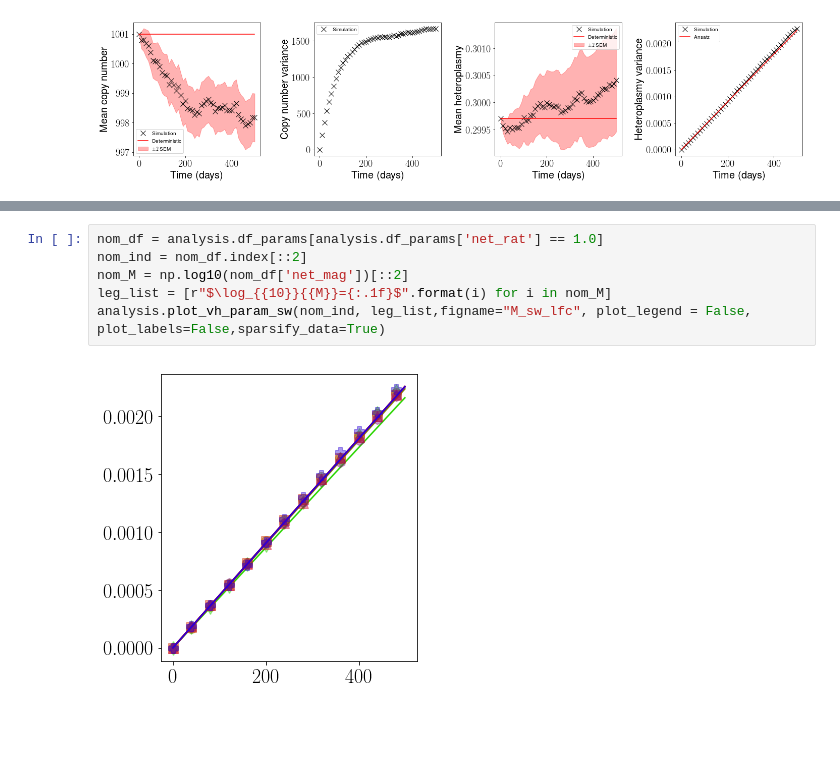
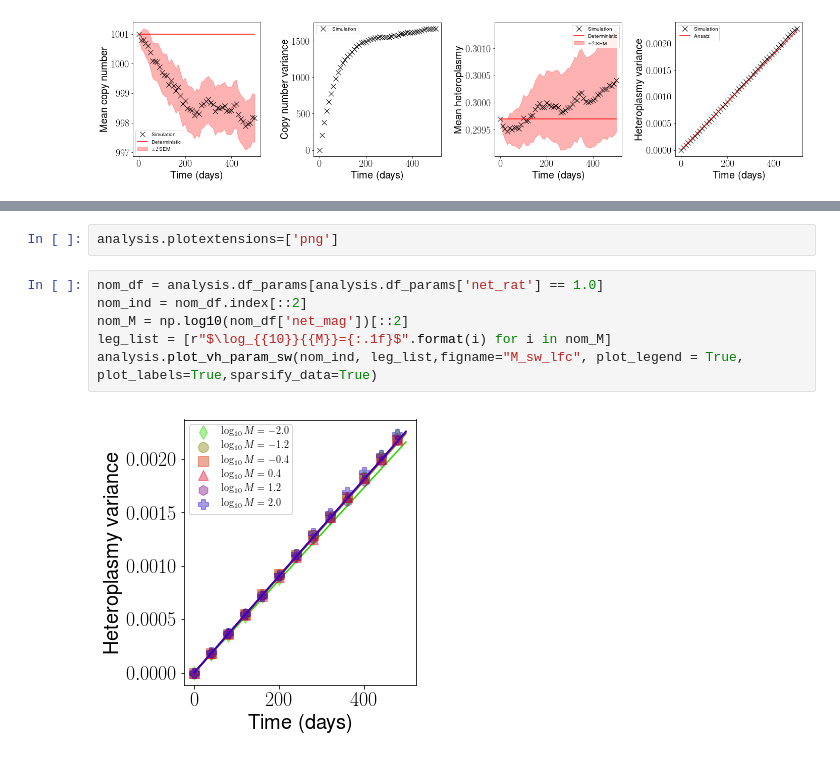
Before and after one commit to ImperialCollegeLondon/MitoNetworksGenetics, a Jupyter notebook: Linear_Feedback_Control/Stochastic_analysis/network_and_b_sweep/Post_processing/Analysis/Analyse_param_sweep_lfc.ipynb, the cells around one changed output, grey strips where cells are left out. Drawn from its saved outputs; the diff is of its cells as text; blank space fills up the shorter version.

Commit message:
Tweak sweep figures

```diff
--- a/Linear_Feedback_Control/Stochastic_analysis/network_and_b_sweep/Post_processing/Analysis/Analyse_param_sweep_lfc.ipynb
+++ b/Linear_Feedback_Control/Stochastic_analysis/network_and_b_sweep/Post_processing/Analysis/Analyse_param_sweep_lfc.ipynb
@@ -55,8 +55,10 @@ analysis.plot_vh_param_sw(nom_ind, leg_list,figname="R_sw_lfc",sparsify_data=Tru
+# %%
+analysis.plotextensions=['png']
 # %%
 nom_df = analysis.df_params[analysis.df_params['net_rat'] == 1.0]
 nom_ind = nom_df.index[::2]
 nom_M = np.log10(nom_df['net_mag'])[::2]
 leg_list = [r"$\log_{{10}}{{M}}={:.1f}$".format(i) for i in nom_M]
-analysis.plot_vh_param_sw(nom_ind, leg_list,figname="M_sw_lfc", plot_legend = False, plot_labels=False,sparsify_data=True)
+analysis.plot_vh_param_sw(nom_ind, leg_list,figname="M_sw_lfc", plot_legend = True, plot_labels=True,sparsify_data=True)
 # %% [output]
-[figure, old version]
+[figure, new version]
```
Also changed, not shown: parts of 2 cells of this notebook, 5 other files.
